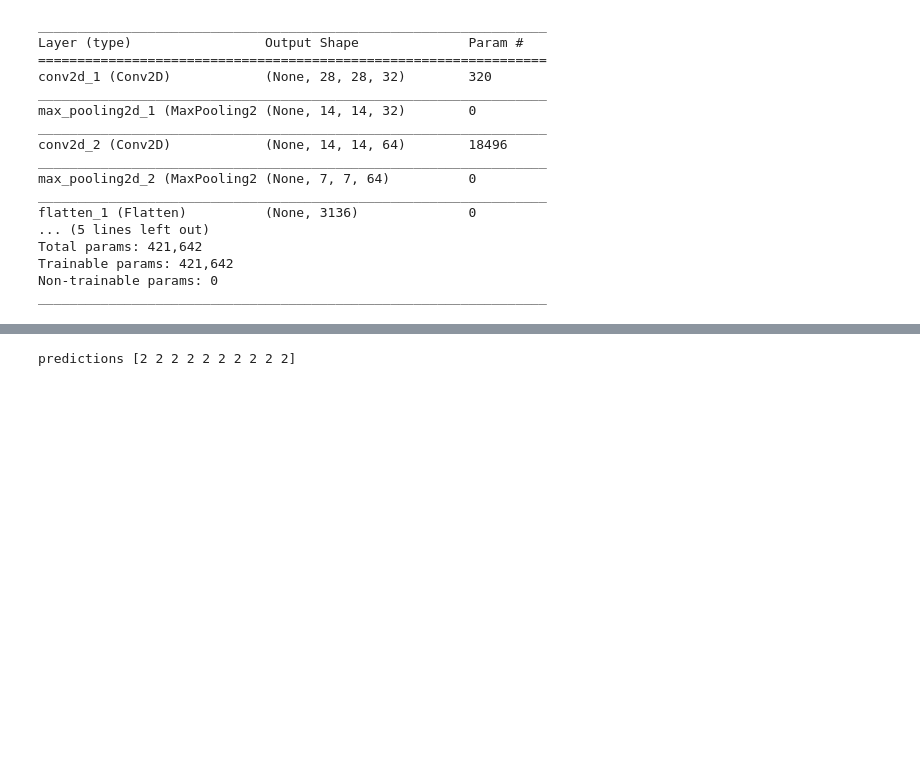
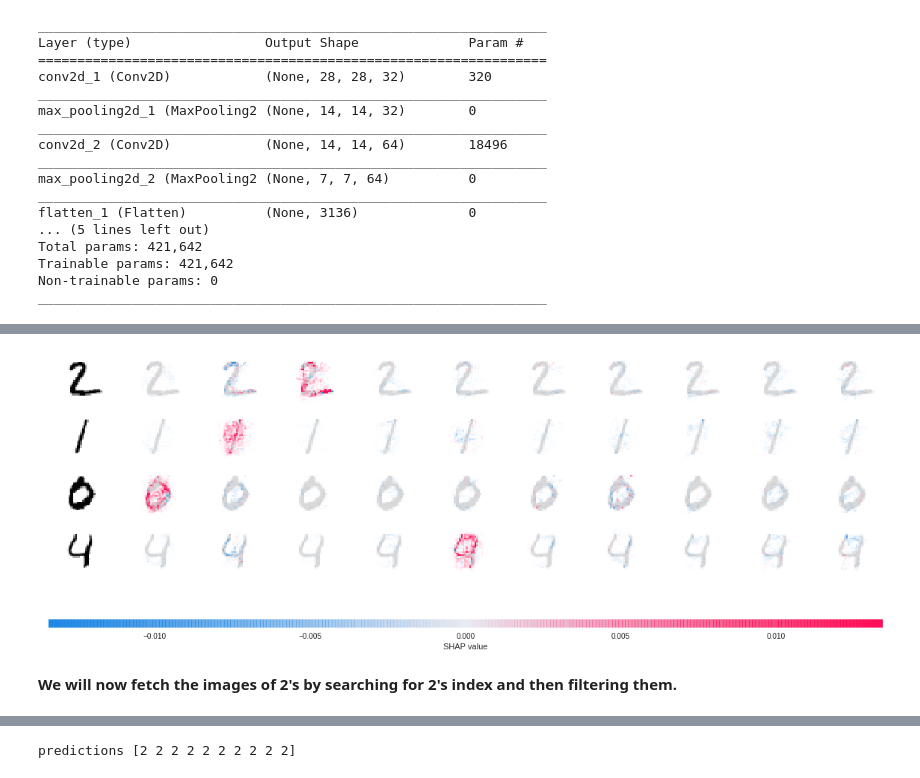
Before and after one commit to souravsingh/mnist-adversarial-attack, a Jupyter notebook: Keras_MNIST_attack.ipynb, the cells around one changed output, grey strips where cells are left out. Saved outputs shown, nothing was run; the diff lists cells and outputs as text; code cells hidden in the pictures; blank space fills up the shorter version.

```diff
--- a/Keras_MNIST_attack.ipynb
+++ b/Keras_MNIST_attack.ipynb
@@ -206,3 +245,22 @@ avg / total       0.99      0.99      0.99     10000
+# %%
+import shap
+import numpy as np
+
+# Let's select a set of background examples to take an expectation over
+background = train_X[np.random.choice(train_X.shape[0], 100, replace=False)]
+
+# explain predictions of the model on three images
+e = shap.DeepExplainer(mnist_model, background)
+# ...or pass tensors directly
+# e = shap.DeepExplainer((model.layers[0].input, model.layers[-1].output), background)
+shap_values = e.shap_values(test_X[1:5])
+# %%
+# plot the feature attributions
+shap.image_plot(shap_values, -test_X[1:5])
+# %% [output]
+[figure, added]
+# %% [markdown]
+**We will now fetch the images of 2's by searching for 2's index and then filtering them.**
 # %%
 index_mask = np.where(test_Y_one_hot[:, 2])[0]
 print(index_mask)
```
Also changed, not shown: parts of 45 cells of this notebook.
